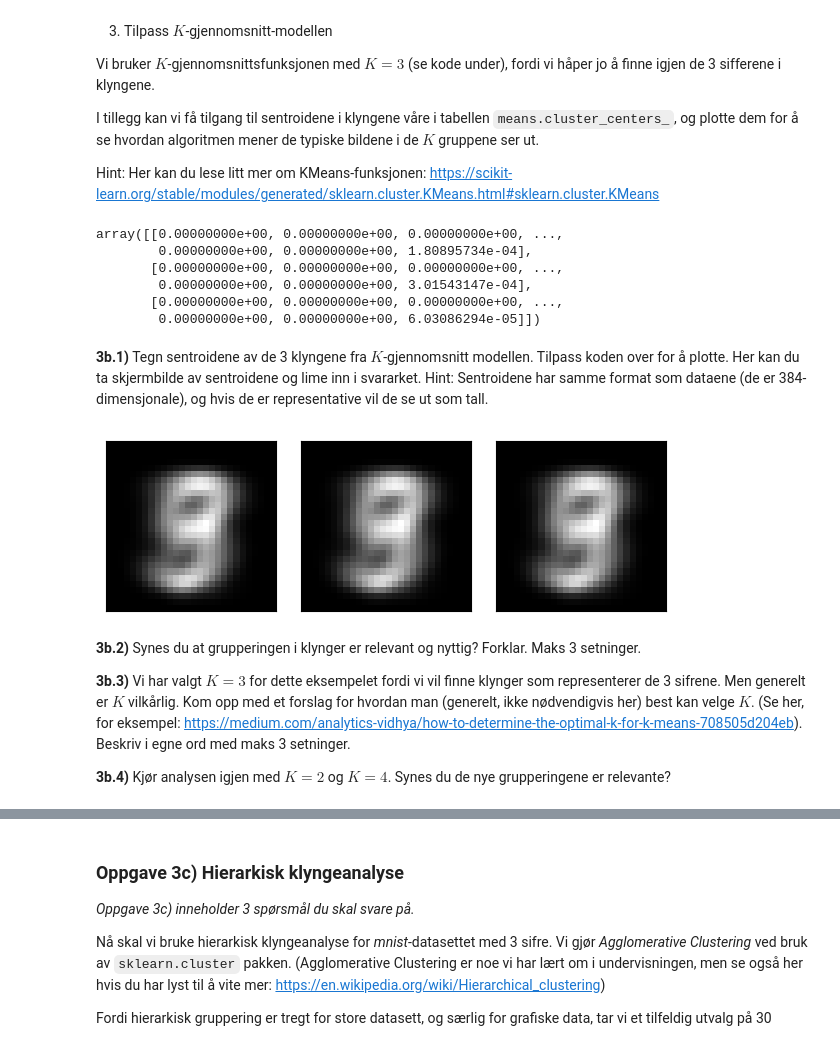
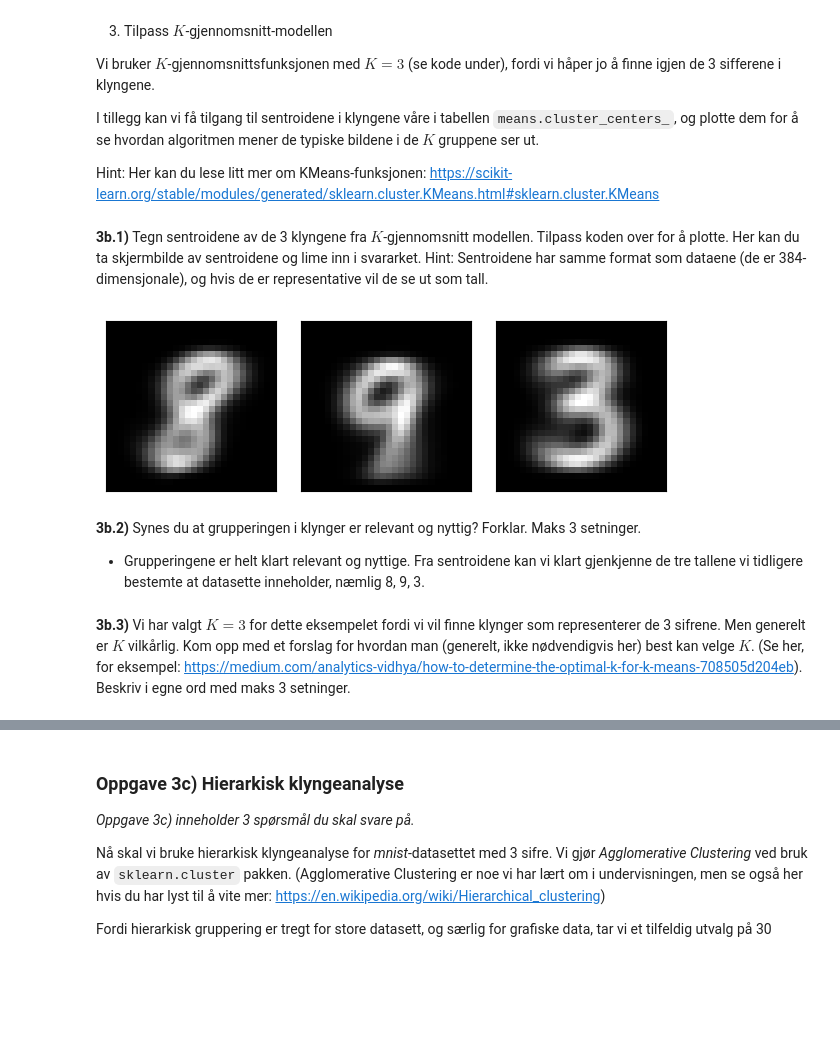
Before and after one commit to christianstensoe/ISTT1003-prosjekt-16, a Jupyter notebook: oppg3.ipynb, the cells around one changed output, grey strips where cells are left out. Cells and saved outputs as stored; diff of their text form; code cells hidden in the pictures; blank space fills up the shorter version.

```diff
--- a/oppg3.ipynb
+++ b/oppg3.ipynb
@@ -48,9 +50,18 @@ import ssl
 
 Vi begynner med å lese inn datasettet som inneholder informasjon om digitaliserte handskrevne siffer. Hvert siffer finnes i en firkant med $28\cdot 28$ = 784 pixler, og dermed er hvert bilde representert som en vektor med lengde 784.
 # %%
-# Leser inn datasettet og ser på de første 5 radene (tallene)
+# # Leser inn datasettet og ser på de første 5 radene (tallene)
 
-images = pd.read_csv('https://www.math.ntnu.no/emner/IST100x/ISTx1003/h2023/mnist_2023.csv', sep = ",", index_col = 0)
+# images = pd.read_csv('https://www.math.ntnu.no/emner/IST100x/ISTx1003/h2023/mnist_2023.csv', sep = ",", index_col = 0)
 
-images.head()
+# images.head()
+
+
+# Les inn datasettet ved å omgå SSL-verifisering
+url = "https://www.math.ntnu.no/emner/IST100x/ISTx1003/h2023/mnist_2023.csv"
+response = requests.get(url, verify=False)
+images = pd.read_csv(StringIO(response.text), sep=",", index_col=0)
+
+# Vis de første 5 radene
+print(images.head())
 # %% [output]
@@ -156,33 +179,27 @@ kmeans.fit(images)
 
 # sentroidene
 sentroider = kmeans.cluster_centers_
-sentroider
-# %% [output]
-array([[0.00000000e+00, 0.00000000e+00, 0.00000000e+00, ...,
-        0.00000000e+00, 0.00000000e+00, 1.80895734e-04],
-       [0.00000000e+00, 0.00000000e+00, 0.00000000e+00, ...,
-        0.00000000e+00, 0.00000000e+00, 3.01543147e-04],
-       [0.00000000e+00, 0.00000000e+00, 0.00000000e+00, ...,
-        0.00000000e+00, 0.00000000e+00, 6.03086294e-05]])
 # %% [markdown]
 **3b.1)** Tegn sentroidene av de 3 klyngene fra $K$-gjennomsnitt modellen. Tilpass koden over for å plotte. Her kan du ta skjermbilde av sentroidene og lime inn i svararket. Hint: Sentroidene har samme format som dataene (de er 384-dimensjonale), og hvis de er representative vil de se ut som tall.
 # %%
-centroid_reshaped = sentroider[i][:784].reshape(28, 28)
+
 fig = plt.figure(figsize=(6, 2))
 
 for i in range(antall_klynger):
+    centroid_reshaped = sentroider[i].reshape(28, 28)
     fig.add_subplot(1, antall_klynger, i+1)
     plt.imshow(centroid_reshaped, cmap='gray')
     plt.xticks([])
     plt.yticks([])
 
 plt.tight_layout()
 plt.show()
 # %% [output]
-[figure, old version]
+[figure, new version]
+# %% [markdown]
+**3b.2)** Synes du at grupperingen i klynger er relevant og nyttig? Forklar. Maks 3 setninger.
+* Grupperingene er helt klart relevant og nyttige. Fra sentroidene kan vi klart gjenkjenne de tre tallene vi tidligere bestemte at datasette inneholder, næmlig 8, 9, 3.
 # %% [markdown]
-**3b.2)** Synes du at grupperingen i klynger er relevant og nyttig? Forklar. Maks 3 setninger.
+
 
 **3b.3)** Vi har valgt $K = 3$ for dette eksempelet fordi vi vil finne klynger som representerer de 3 sifrene. Men generelt er $K$ vilkårlig. Kom opp med et forslag for hvordan man (generelt, ikke nødvendigvis her) best kan velge $K$. (Se her, for eksempel: https://medium.com/analytics-vidhya/how-to-determine-the-optimal-k-for-k-means-708505d204eb). Beskriv i egne ord med maks 3 setninger.
-
-**3b.4)** Kjør analysen igjen med $K = 2$ og $K = 4$. Synes du de nye grupperingene er relevante?
```
Also changed, not shown: parts of 7 cells of this notebook, 1 other file.
